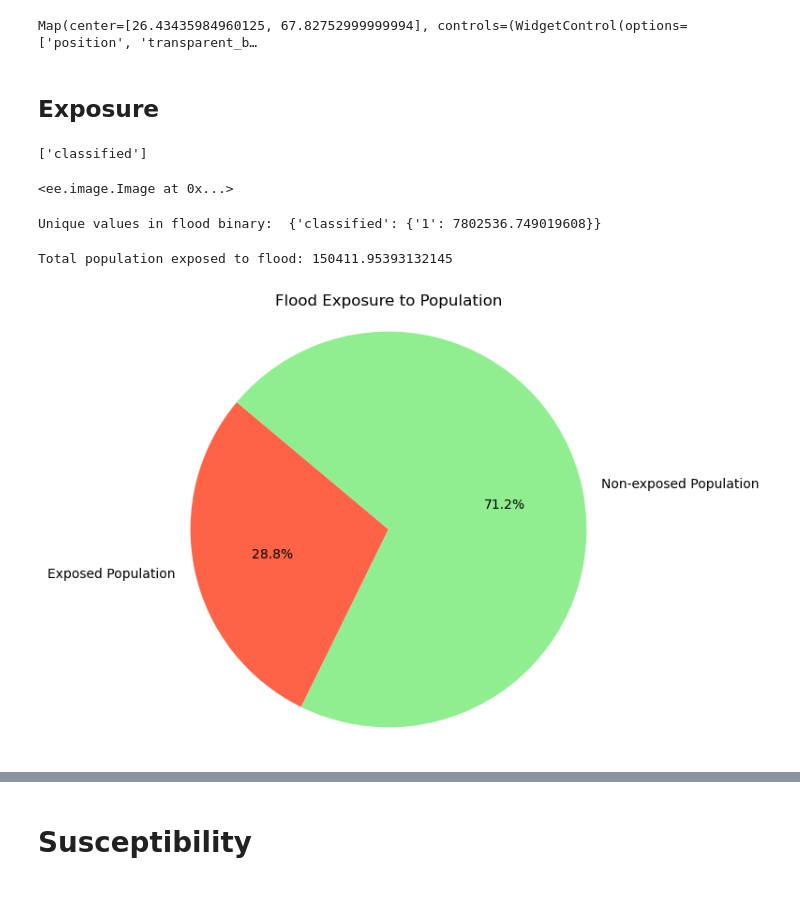
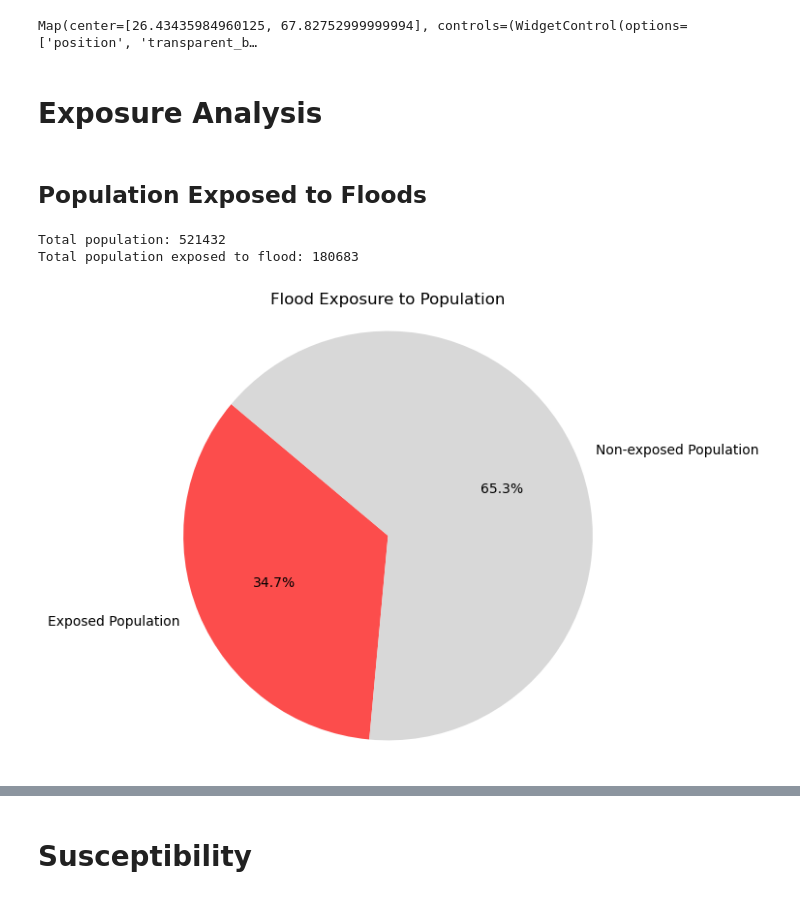
Before and after one commit to waleedgeo/FMSE, a Jupyter notebook: main.ipynb, the cells around one changed output, grey strips where cells are left out. Saved outputs shown, nothing was run; the diff lists cells and outputs as text; code cells hidden in the pictures.

Commit message:
added exposure

```diff
--- a/main.ipynb
+++ b/main.ipynb
@@ -49,15 +49,14 @@ predays = 60
 postdays = 20
 
 # optional
-split = 0.8
+split = 0.9
 zvv_value = -3
 zvh_value = -3
 water_value = 75
 elev_value = 800
 slope_value = 10
 num_samples = 200
-
-export_data = False
+under_estimate = False
 # %% [markdown]
 ## Flood layer Masking
 # %%
@@ -72,7 +71,7 @@ print('Images in S1 Post: ', s1_post.size().getInfo())
 zscore = calculate_zscore(s1_pre, s1_post, aoi)
 
 # Generate flood masks
-flood_class, flood_layer = map_floods(zscore, aoi, zvv_value, zvh_value, water_value, elev_value, slope_value)
+flood_class, flood_layer = map_floods(zscore, aoi, zvv_value, zvh_value, water_value, elev_value, slope_value, under_estimate)
 
 print('Done with flood masking...')
 # %% [output]
@@ -128,24 +168,9 @@ Map
 # %% [output]
 Map(center=[26.43435984960125, 67.82752999999994], controls=(WidgetControl(options=['position', 'transparent_b…
 # %% [markdown]
-## Exposure
+# Exposure Analysis
-# %%
-flood_binary.bandNames().getInfo()
-# %% [output]
-['classified']
-# %%
-population = ee.ImageCollection('WorldPop/GP/100m/pop')\
-                    .filter(ee.Filter.eq('year', 2020))\
-                    .mosaic()\
-                    .clip(aoi)
-population
-# %% [output]
-<ee.image.Image at 0x...>
-# %%
-# calculate unique values in flood binary
-print('Unique values in flood binary: ', flood_binary.reduceRegion(reducer=ee.Reducer.frequencyHistogram(), geometry=aoi, scale=10, maxPixels=1e12).getInfo())
-# %% [output]
-Unique values in flood binary:  {'classified': {'1': 7802536.749019608}}
+# %% [markdown]
+## Population Exposed to Floods
 # %%
 
 import matplotlib.pyplot as plt
@@ -189,34 +214,38 @@ def calculate_flood_exposure(flood_binary, aoi):
     ).get('population')
 
     return total_exposed_population, total_population
 
 def visualize_flood_exposure(total_exposed_population, total_population):
 
     """
     Visualize flood exposure as a pie chart.
 
     Parameters:
     total_exposed_population (ee.Number): Total population exposed to the flood.
     total_population (ee.Number): Total population in the study area.
     """
     exposed_population = total_exposed_population.getInfo()
     total_pop = total_population.getInfo()
     non_exposed_population = total_pop - exposed_population
 
     labels = ['Exposed Population', 'Non-exposed Population']
     sizes = [exposed_population, non_exposed_population]
-    colors = ['#FF6347', '#90EE90']  # Tomato color for exposed population, light green for non-exposed population
+    colors = ['#fc4d4c', '#d8d8d8']  # Tomato color for exposed population, light green for non-exposed population
 
     plt.figure(figsize=(6, 6))
     plt.pie(sizes, labels=labels, colors=colors, autopct='%1.1f%%', startangle=140)
     plt.axis('equal')
     plt.title('Flood Exposure to Population')
     plt.show()
 
 total_exposed_population, total_population = calculate_flood_exposure(flood_binary, aoi)
-print('Total population exposed to flood:', total_exposed_population.getInfo())
+
+# print total population without decimal points
+print('Total population:', int(total_population.getInfo()))
+print('Total population exposed to flood:', int(total_exposed_population.getInfo()))
 
 visualize_flood_exposure(total_exposed_population, total_population)
 # %% [output]
-Total population exposed to flood: 150411.95393132145
+Total population: 521432
+Total population exposed to flood: 180683
-[figure, old version]
+[figure, new version]
```
Also changed, not shown: parts of 10 cells of this notebook, 2 other files.
